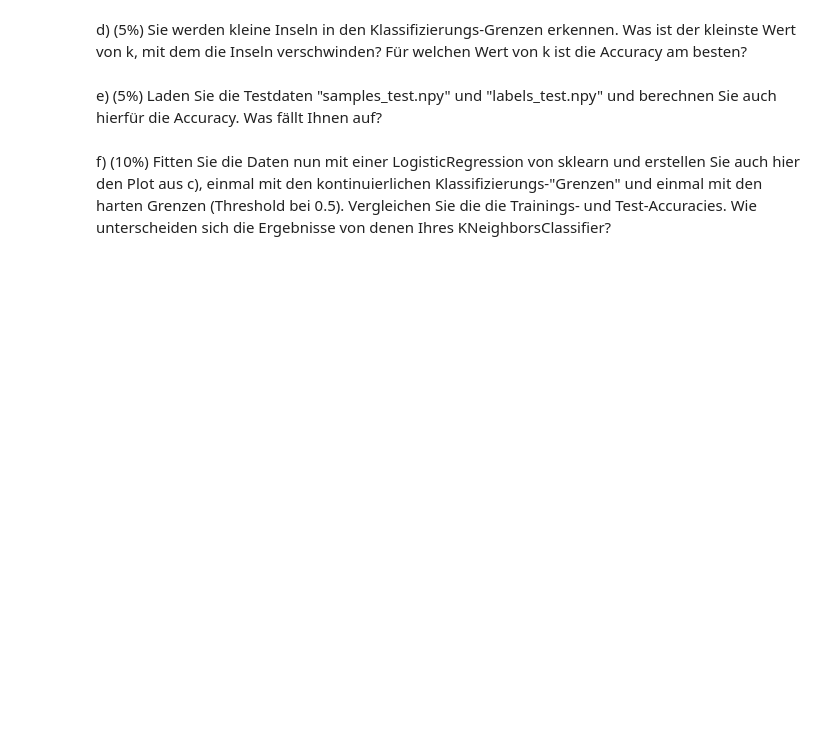
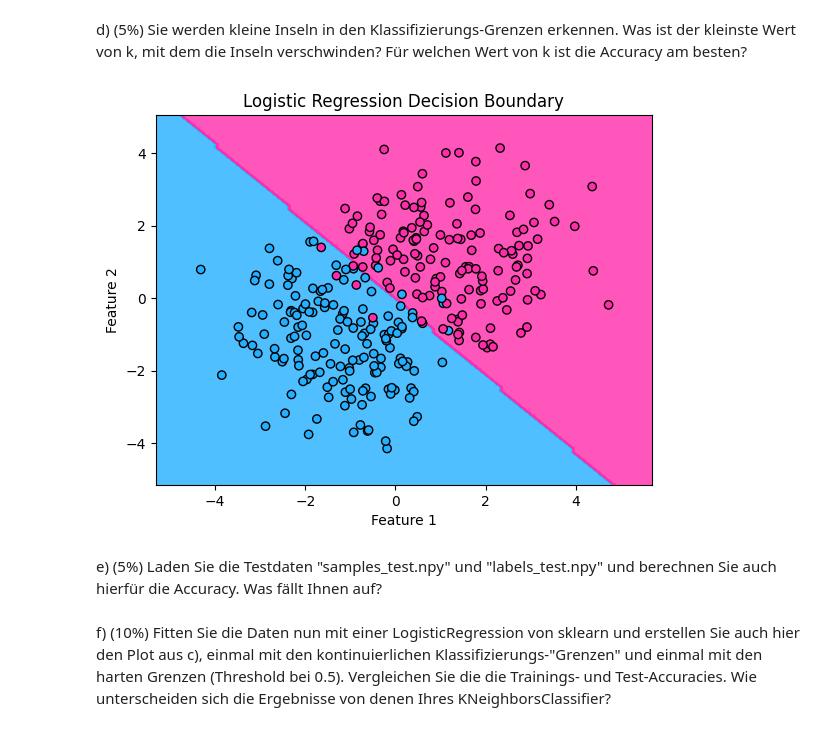
Before and after one commit to dfgsteam/data-science_basics, a Jupyter notebook: week07/Exercise.ipynb, the cells around one changed output. Drawn from its saved outputs; the diff is of its cells as text; code cells hidden in the pictures; blank space fills up the shorter version.

```diff
--- a/week07/Exercise.ipynb
+++ b/week07/Exercise.ipynb
@@ -36,5 +97,25 @@ c) (15%) Plotten Sie in Ihre Figure von a) die gefitteten Klassifizierungs-Grenz
 # %% [markdown]
 d) (5%) Sie werden kleine Inseln in den Klassifizierungs-Grenzen erkennen. Was ist der kleinste Wert von k, mit dem die Inseln verschwinden? Für welchen Wert von k ist die Accuracy am besten?
+# %%
+from sklearn.linear_model import LogisticRegression
+
+# Fit the logistic regression model
+log_reg = LogisticRegression()
+log_reg.fit(samples, labels)
+
+# Plot decision boundary
+xx, yy = np.meshgrid(np.arange(x_min, x_max, 0.1), np.arange(y_min, y_max, 0.1))
+Z = log_reg.predict(np.c_[xx.ravel(), yy.ravel()])
+Z = Z.reshape(xx.shape)
+
+plt.contourf(xx, yy, Z, alpha=0.8, cmap=color_map_light)
+plt.scatter(samples[:, 0], samples[:, 1], c=labels, edgecolor='k', cmap=color_map_bold)
+plt.title('Logistic Regression Decision Boundary')
+plt.xlabel('Feature 1')
+plt.ylabel('Feature 2')
+plt.show()
+# %% [output]
+[figure, added]
 # %% [markdown]
 e) (5%) Laden Sie die Testdaten "samples_test.npy" und "labels_test.npy" und berechnen Sie auch hierfür die Accuracy. Was fällt Ihnen auf?
 # %% [markdown]
```
Also changed, not shown: parts of 8 cells of this notebook.
